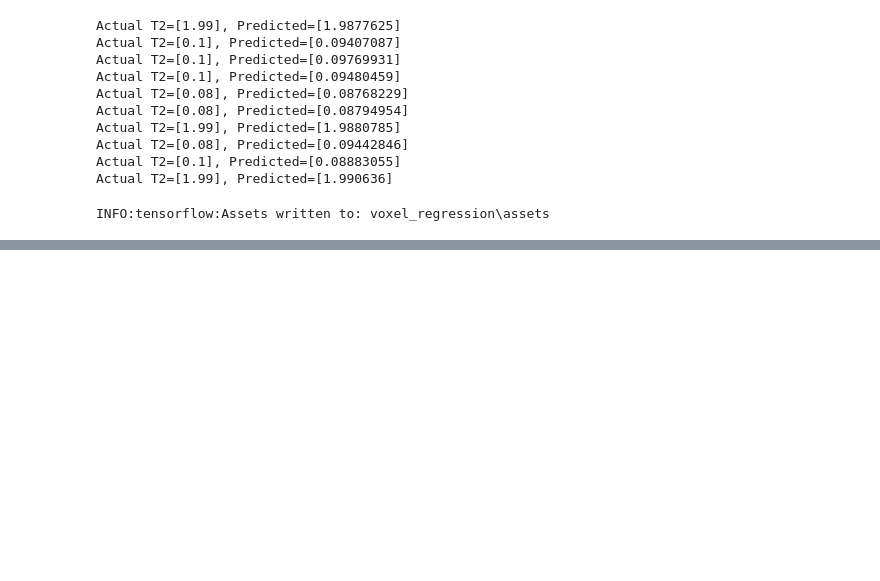
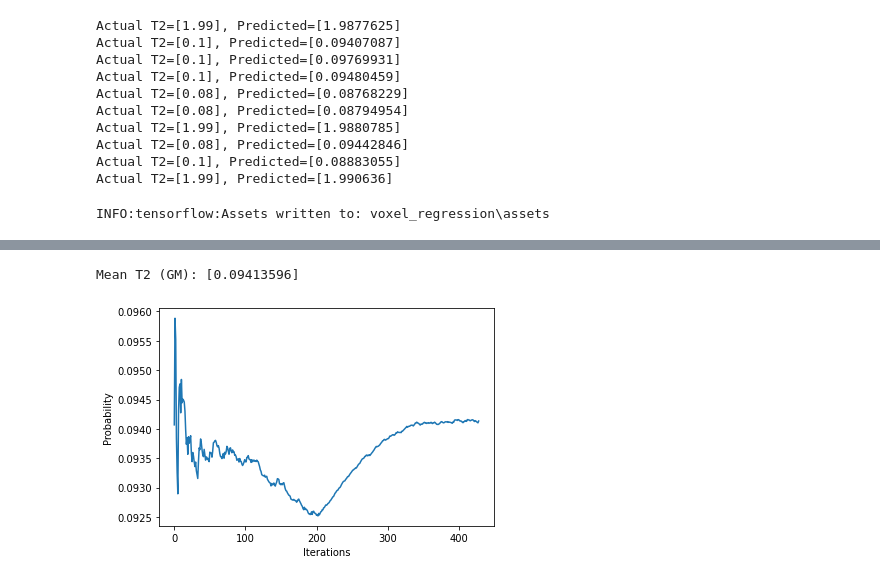
Before and after one commit to yv17/MRI-Deep-Learning, a Jupyter notebook: voxel_reg.ipynb, the cells around one changed output, grey strips where cells are left out. Drawn from its saved outputs; the diff is of its cells as text; code cells hidden in the pictures; blank space fills up the shorter version.

```diff
--- a/voxel_reg.ipynb
+++ b/voxel_reg.ipynb
@@ -104,0 +162,6 @@ INFO:tensorflow:Assets written to: voxel_regression\assets
+# %%
+mean_gm_t2 = monte_carlo(gm_test)
+print('Mean Predicted T2 (GM):', mean_gm_t2) #Ground truth T2 (WM)= 0.1
+# %% [output]
+Mean T2 (GM): [0.09413596]
+[figure, added]
```
Also changed, not shown: parts of 11 cells of this notebook, 3 other files.
